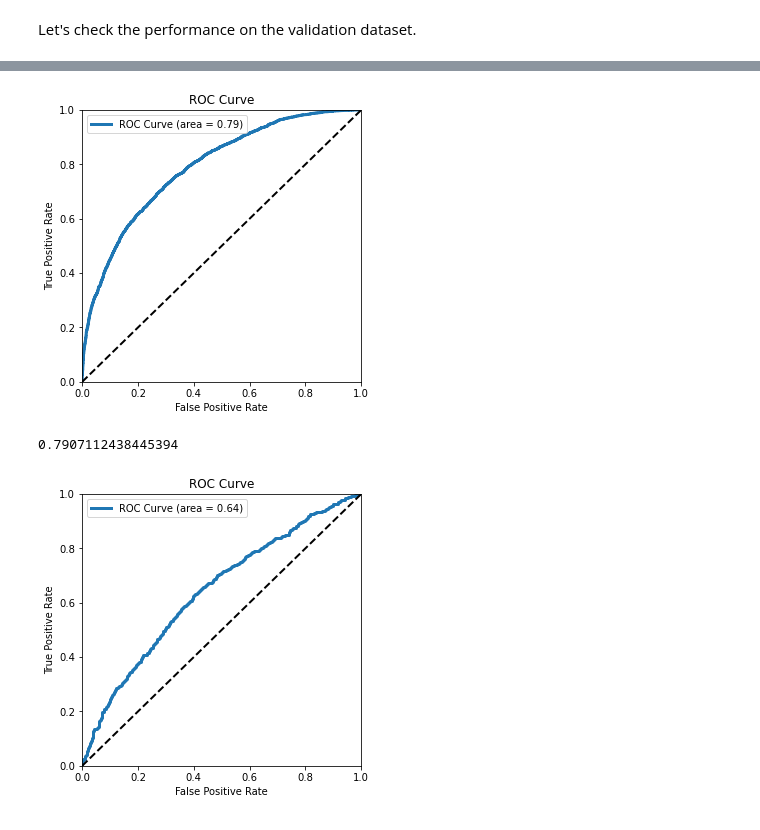
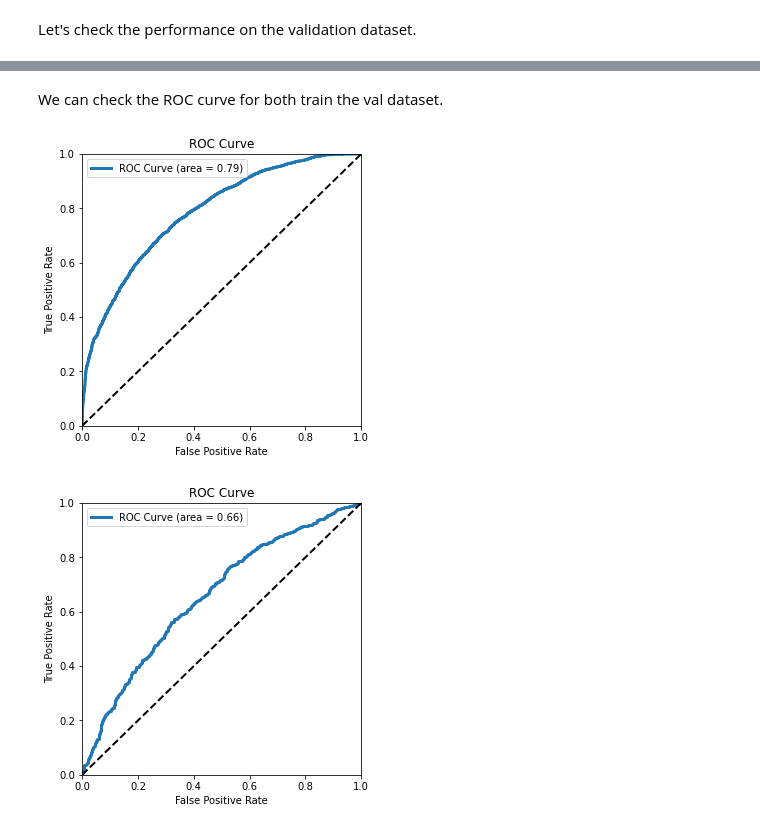
Before and after one commit to yidong72/XGBoostWorkshop, a Jupyter notebook: XGBoost.ipynb, the cells around one changed output, grey strips where cells are left out. Saved outputs shown, nothing was run; the diff lists cells and outputs as text; code cells hidden in the pictures.

```diff
--- a/XGBoost.ipynb
+++ b/XGBoost.ipynb
@@ -447,9 +477,34 @@ bst = dask_xgboost.train(client, params, train_x_dask_df, train_y_dask_df, num_b
+# %% [markdown]
+We can check the ROC curve for both train the val dataset.
+# %%
+%matplotlib inline
+from sklearn import metrics
+import matplotlib.pyplot as plt
+y_predictions = xgb.dask.predict(client, bst, dtrain)
+train_y_dask_df.compute()
+y_predictions.compute()
+fpr, tpr, thresholds = metrics.roc_curve(train_y_dask_df.compute(), y_predictions.compute())
+
+fig, ax = plt.subplots(figsize=(5, 5))
+ax.plot(fpr, tpr, lw=3,
+        label='ROC Curve (area = {:.2f})'.format(metrics.auc(fpr, tpr)))
+ax.plot([0, 1], [0, 1], 'k--', lw=2)
+ax.set(
+    xlim=(0, 1),
+    ylim=(0, 1),
+    title="ROC Curve",
+    xlabel="False Positive Rate",
+    ylabel="True Positive Rate",
+)
+ax.legend();
+plt.show()
+# %% [output]
+[figure, added]
 # %%
-from sklearn import metrics
-y_predictions = dask_xgboost.predict(client, bst, train_x_dask_df)
+y_predictions = xgb.dask.predict(client, bst, dval)
 train_y_dask_df.compute()
 y_predictions.compute()
-fpr, tpr, thresholds = metrics.roc_curve(train_y_dask_df.compute(), y_predictions.compute())
+fpr, tpr, thresholds = metrics.roc_curve(val_y_dask_df.compute(), y_predictions.compute())
 
 fig, ax = plt.subplots(figsize=(5, 5))
 ax.plot(fpr, tpr, lw=3,
@@ -465,27 +520,4 @@ ax.set(
 ax.legend();
 plt.show()
 # %% [output]
-[figure, old version]
+[figure, new version]
-0.7907112438445394
-# %%
-from sklearn import metrics
-y_predictions = dask_xgboost.predict(client, bst, val_x_dask_df)
-train_y_dask_df.compute()
-y_predictions.compute()
-fpr, tpr, thresholds = metrics.roc_curve(val_y_dask_df.compute(), y_predictions.compute())
-
-fig, ax = plt.subplots(figsize=(5, 5))
-ax.plot(fpr, tpr, lw=3,
-        label='ROC Curve (area = {:.2f})'.format(metrics.auc(fpr, tpr)))
-ax.plot([0, 1], [0, 1], 'k--', lw=2)
-ax.set(
-    xlim=(0, 1),
-    ylim=(0, 1),
-    title="ROC Curve",
-    xlabel="False Positive Rate",
-    ylabel="True Positive Rate",
-)
-ax.legend();
-plt.show()
-# %% [output]
-[figure, removed]
```
Also changed, not shown: parts of 34 cells of this notebook, 1 other file.
